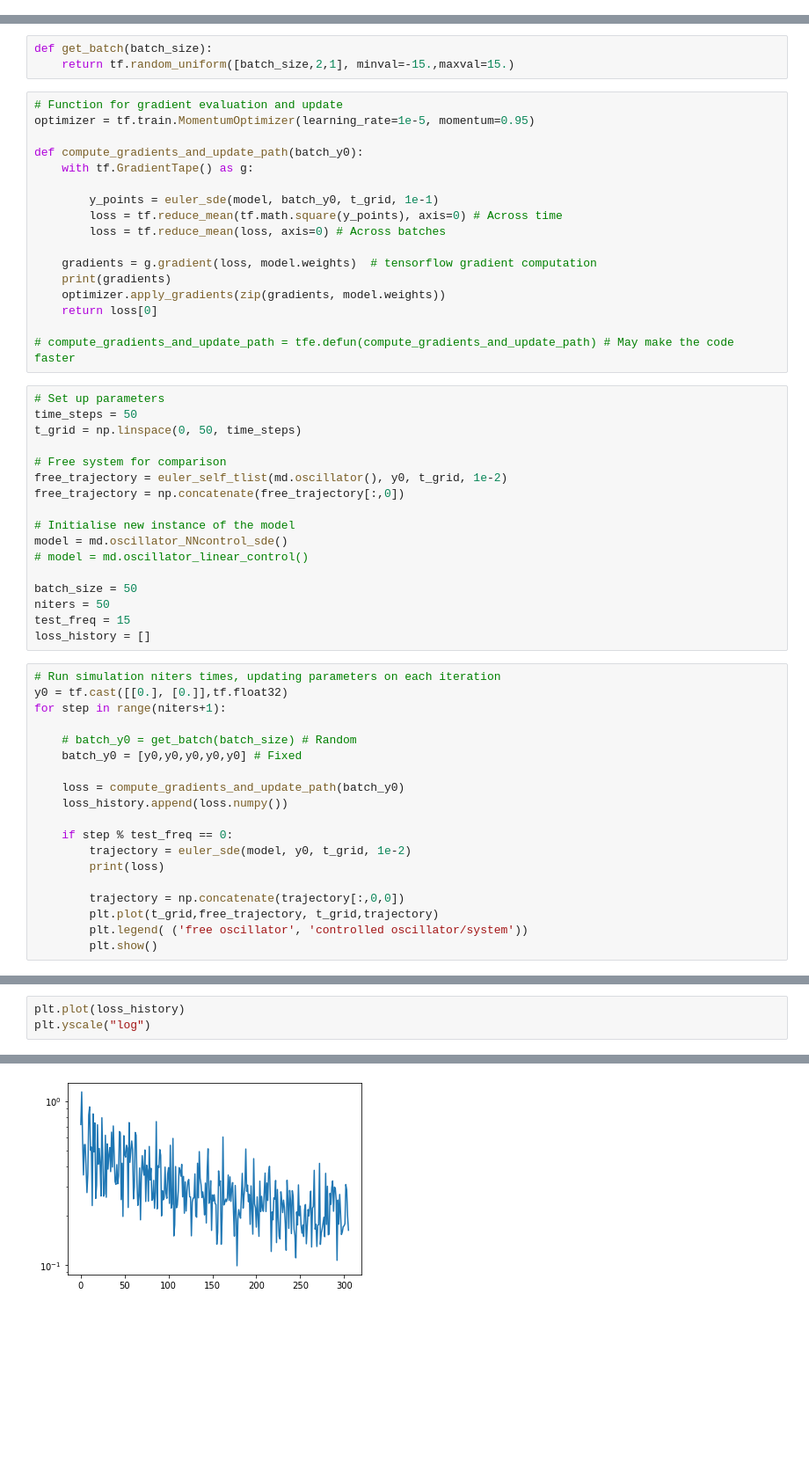
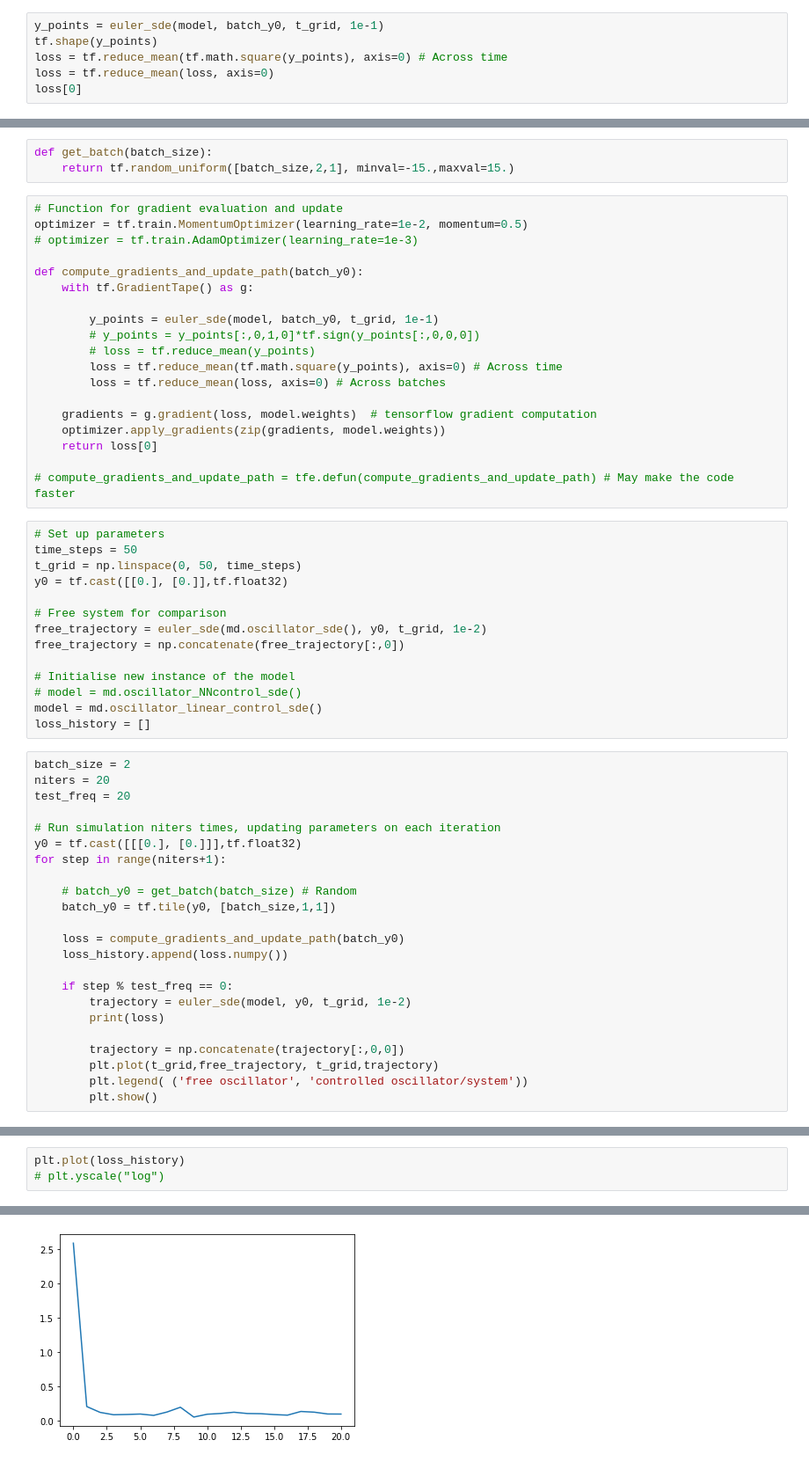
Before and after one commit to rdbrackston/NN-control, a Jupyter notebook: minimal_neural_ode/tf_minimal_sde.ipynb, the cells around one changed output, grey strips where cells are left out. Shown at 88% size. Saved outputs shown, nothing was run; the diff lists cells and outputs as text; blank space fills up the shorter version.

```diff
--- a/minimal_neural_ode/tf_minimal_sde.ipynb
+++ b/minimal_neural_ode/tf_minimal_sde.ipynb
@@ -85,0 +116,6 @@ plt.plot(t_free,free_trajectory, t_grid,trajectory)
+# %%
+y_points = euler_sde(model, batch_y0, t_grid, 1e-1)
+tf.shape(y_points)
+loss = tf.reduce_mean(tf.math.square(y_points), axis=0) # Across time
+loss = tf.reduce_mean(loss, axis=0)
+loss[0]
@@ -90,17 +128,19 @@ def get_batch(batch_size):
     return tf.random_uniform([batch_size,2,1], minval=-15.,maxval=15.)
 # %%
 # Function for gradient evaluation and update
-optimizer = tf.train.MomentumOptimizer(learning_rate=1e-5, momentum=0.95)
+optimizer = tf.train.MomentumOptimizer(learning_rate=1e-2, momentum=0.5)
+# optimizer = tf.train.AdamOptimizer(learning_rate=1e-3)
 
 def compute_gradients_and_update_path(batch_y0):
     with tf.GradientTape() as g:
 
         y_points = euler_sde(model, batch_y0, t_grid, 1e-1)
+        # y_points = y_points[:,0,1,0]*tf.sign(y_points[:,0,0,0])
+        # loss = tf.reduce_mean(y_points)
         loss = tf.reduce_mean(tf.math.square(y_points), axis=0) # Across time
         loss = tf.reduce_mean(loss, axis=0) # Across batches
 
     gradients = g.gradient(loss, model.weights)  # tensorflow gradient computation
-    print(gradients)
     optimizer.apply_gradients(zip(gradients, model.weights))
     return loss[0]
 
@@ -109,26 +149,27 @@ def compute_gradients_and_update_path(batch_y0):
 # Set up parameters
 time_steps = 50
 t_grid = np.linspace(0, 50, time_steps)
+y0 = tf.cast([[0.], [0.]],tf.float32)
 
 # Free system for comparison
-free_trajectory = euler_self_tlist(md.oscillator(), y0, t_grid, 1e-2)
+free_trajectory = euler_sde(md.oscillator_sde(), y0, t_grid, 1e-2)
 free_trajectory = np.concatenate(free_trajectory[:,0])
 
 # Initialise new instance of the model
-model = md.oscillator_NNcontrol_sde()
-# model = md.oscillator_linear_control()
-
-batch_size = 50
-niters = 50
-test_freq = 15
+# model = md.oscillator_NNcontrol_sde()
+model = md.oscillator_linear_control_sde()
 loss_history = []
 # %%
+batch_size = 2
+niters = 20
+test_freq = 20
+
 # Run simulation niters times, updating parameters on each iteration
-y0 = tf.cast([[0.], [0.]],tf.float32)
+y0 = tf.cast([[[0.], [0.]]],tf.float32)
 for step in range(niters+1):
 
-    # batch_y0 = get_batch(batch_size) # Random
-    batch_y0 = [y0,y0,y0,y0,y0] # Fixed
+    # batch_y0 = get_batch(batch_size) # Random
+    batch_y0 = tf.tile(y0, [batch_size,1,1])
 
     loss = compute_gradients_and_update_path(batch_y0)
     loss_history.append(loss.numpy())
@@ -153,4 +190,4 @@ tf.Tensor([0.17289937], shape=(1,), dtype=float32)
 # %%
 plt.plot(loss_history)
-plt.yscale("log")
+# plt.yscale("log")
 # %% [output]
@@ -157 +195 @@ plt.yscale("log")
-[figure, old version]
+[figure, new version]
```
Also changed, not shown: parts of 15 cells of this notebook.
